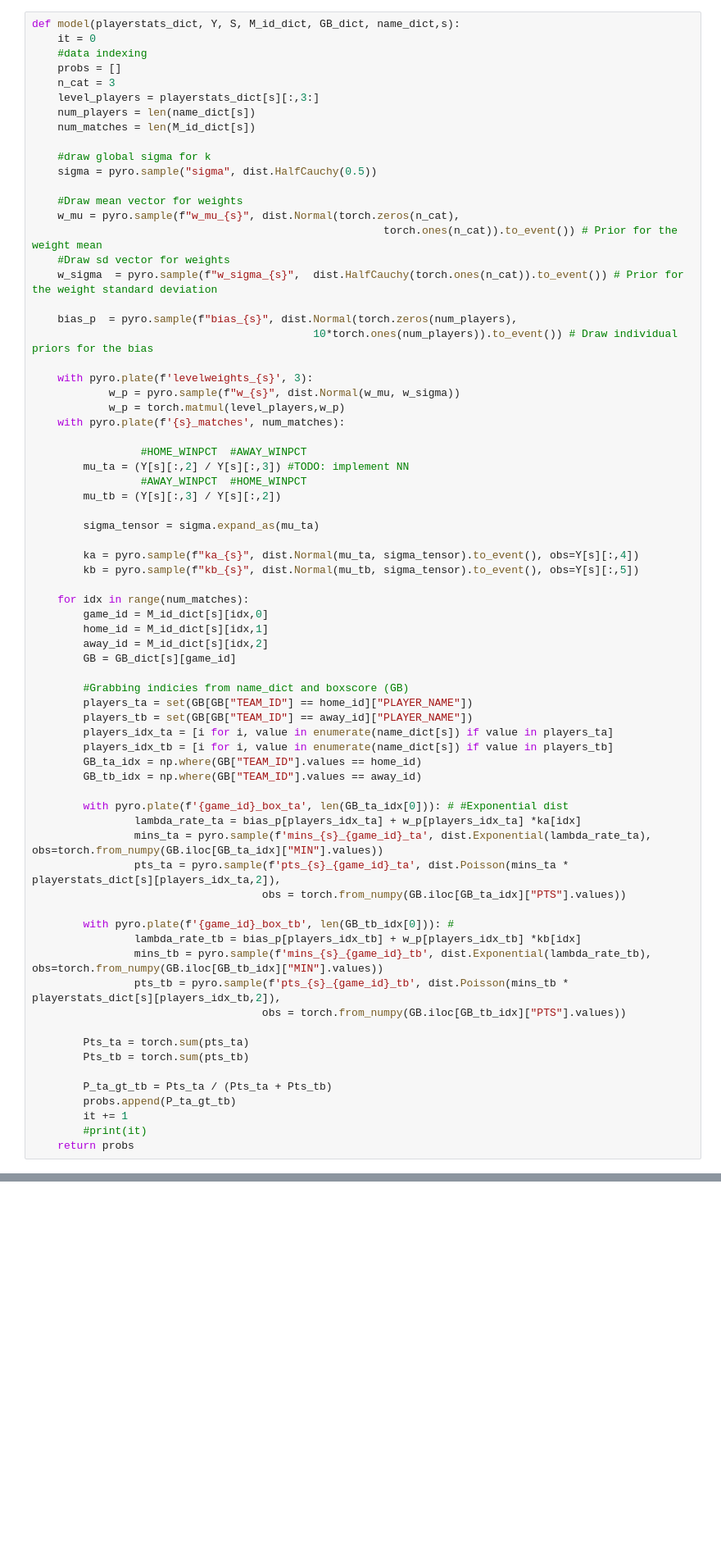
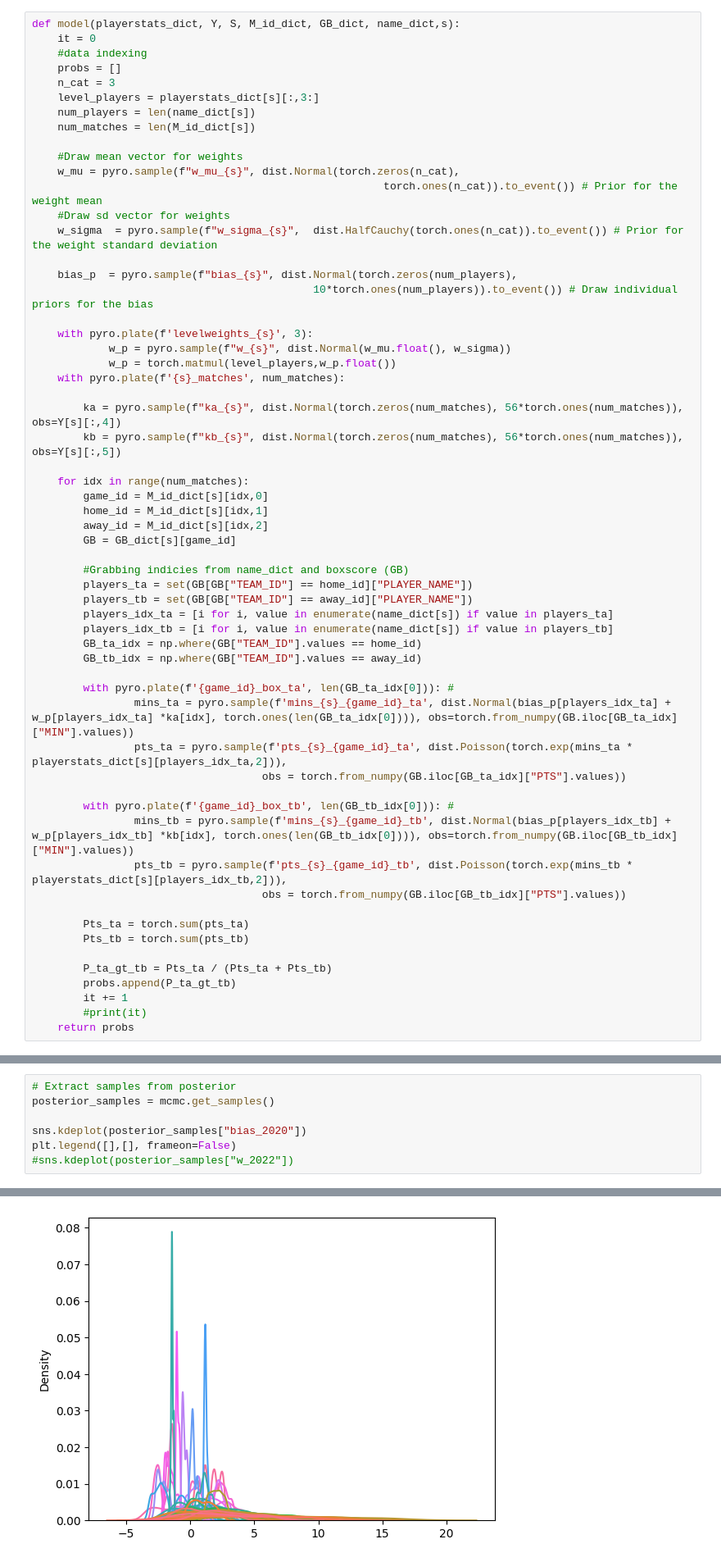
Before and after one commit to Maqerfoo/NBA_predictor, a Jupyter notebook: model.ipynb, the cells around one changed output, grey strips where cells are left out. Shown: that part at 82% size. Cells and saved outputs as stored; diff of their text form; blank space fills up the shorter version.

```diff
--- a/model.ipynb
+++ b/model.ipynb
@@ -249,9 +231,6 @@ def model(playerstats_dict, Y, S, M_id_dict, GB_dict, name_dict,s):
     level_players = playerstats_dict[s][:,3:]
     num_players = len(name_dict[s])
     num_matches = len(M_id_dict[s])
-
-    #draw global sigma for k
-    sigma = pyro.sample("sigma", dist.HalfCauchy(0.5))
 
     #Draw mean vector for weights
     w_mu = pyro.sample(f"w_mu_{s}", dist.Normal(torch.zeros(n_cat),
@@ -263,19 +242,12 @@ def model(playerstats_dict, Y, S, M_id_dict, GB_dict, name_dict,s):
                                             10*torch.ones(num_players)).to_event()) # Draw individual priors for the bias
 
     with pyro.plate(f'levelweights_{s}', 3):
-            w_p = pyro.sample(f"w_{s}", dist.Normal(w_mu, w_sigma))
-            w_p = torch.matmul(level_players,w_p)
+            w_p = pyro.sample(f"w_{s}", dist.Normal(w_mu.float(), w_sigma))
+            w_p = torch.matmul(level_players,w_p.float())
     with pyro.plate(f'{s}_matches', num_matches):
 
-                 #HOME_WINPCT  #AWAY_WINPCT
-        mu_ta = (Y[s][:,2] / Y[s][:,3]) #TODO: implement NN
-                 #AWAY_WINPCT  #HOME_WINPCT
-        mu_tb = (Y[s][:,3] / Y[s][:,2])
-
-        sigma_tensor = sigma.expand_as(mu_ta)
-
-        ka = pyro.sample(f"ka_{s}", dist.Normal(mu_ta, sigma_tensor).to_event(), obs=Y[s][:,4])
-        kb = pyro.sample(f"kb_{s}", dist.Normal(mu_tb, sigma_tensor).to_event(), obs=Y[s][:,5])
+        ka = pyro.sample(f"ka_{s}", dist.Normal(torch.zeros(num_matches), 56*torch.ones(num_matches)), obs=Y[s][:,4])
+        kb = pyro.sample(f"kb_{s}", dist.Normal(torch.zeros(num_matches), 56*torch.ones(num_matches)), obs=Y[s][:,5])
 
     for idx in range(num_matches):
         game_id = M_id_dict[s][idx,0]
@@ -291,16 +263,14 @@ def model(playerstats_dict, Y, S, M_id_dict, GB_dict, name_dict,s):
         GB_ta_idx = np.where(GB["TEAM_ID"].values == home_id)
         GB_tb_idx = np.where(GB["TEAM_ID"].values == away_id)
 
-        with pyro.plate(f'{game_id}_box_ta', len(GB_ta_idx[0])): # #Exponential dist
-                lambda_rate_ta = bias_p[players_idx_ta] + w_p[players_idx_ta] *ka[idx]
-                mins_ta = pyro.sample(f'mins_{s}_{game_id}_ta', dist.Exponential(lambda_rate_ta), obs=torch.from_numpy(GB.iloc[GB_ta_idx]["MIN"].values))
-                pts_ta = pyro.sample(f'pts_{s}_{game_id}_ta', dist.Poisson(mins_ta * playerstats_dict[s][players_idx_ta,2]),
+        with pyro.plate(f'{game_id}_box_ta', len(GB_ta_idx[0])): #
+                mins_ta = pyro.sample(f'mins_{s}_{game_id}_ta', dist.Normal(bias_p[players_idx_ta] + w_p[players_idx_ta] *ka[idx], torch.ones(len(GB_ta_idx[0]))), obs=torch.from_numpy(GB.iloc[GB_ta_idx]["MIN"].values))
+                pts_ta = pyro.sample(f'pts_{s}_{game_id}_ta', dist.Poisson(torch.exp(mins_ta * playerstats_dict[s][players_idx_ta,2])),
                                     obs = torch.from_numpy(GB.iloc[GB_ta_idx]["PTS"].values))
 
         with pyro.plate(f'{game_id}_box_tb', len(GB_tb_idx[0])): #
-                lambda_rate_tb = bias_p[players_idx_tb] + w_p[players_idx_tb] *kb[idx]
-                mins_tb = pyro.sample(f'mins_{s}_{game_id}_tb', dist.Exponential(lambda_rate_tb), obs=torch.from_numpy(GB.iloc[GB_tb_idx]["MIN"].values))
-                pts_tb = pyro.sample(f'pts_{s}_{game_id}_tb', dist.Poisson(mins_tb * playerstats_dict[s][players_idx_tb,2]),
+                mins_tb = pyro.sample(f'mins_{s}_{game_id}_tb', dist.Normal(bias_p[players_idx_tb] + w_p[players_idx_tb] *kb[idx], torch.ones(len(GB_tb_idx[0]))), obs=torch.from_numpy(GB.iloc[GB_tb_idx]["MIN"].values))
+                pts_tb = pyro.sample(f'pts_{s}_{game_id}_tb', dist.Poisson(torch.exp(mins_tb * playerstats_dict[s][players_idx_tb,2])),
                                     obs = torch.from_numpy(GB.iloc[GB_tb_idx]["PTS"].values))
 
         Pts_ta = torch.sum(pts_ta)
@@ -323,0 +294,8 @@ ValueError: Model specification seems incorrect - cannot find valid initial para
+# %%
+# Extract samples from posterior
+posterior_samples = mcmc.get_samples()
+
+sns.kdeplot(posterior_samples["bias_2020"])
+plt.legend([],[], frameon=False)
+#sns.kdeplot(posterior_samples["w_2022"])
+# %% [output]
@@ -323,0 +303 @@ ValueError: Model specification seems incorrect - cannot find valid initial para
+[figure, added]
```
Also changed, not shown: parts of 15 cells of this notebook, 1 other file.
